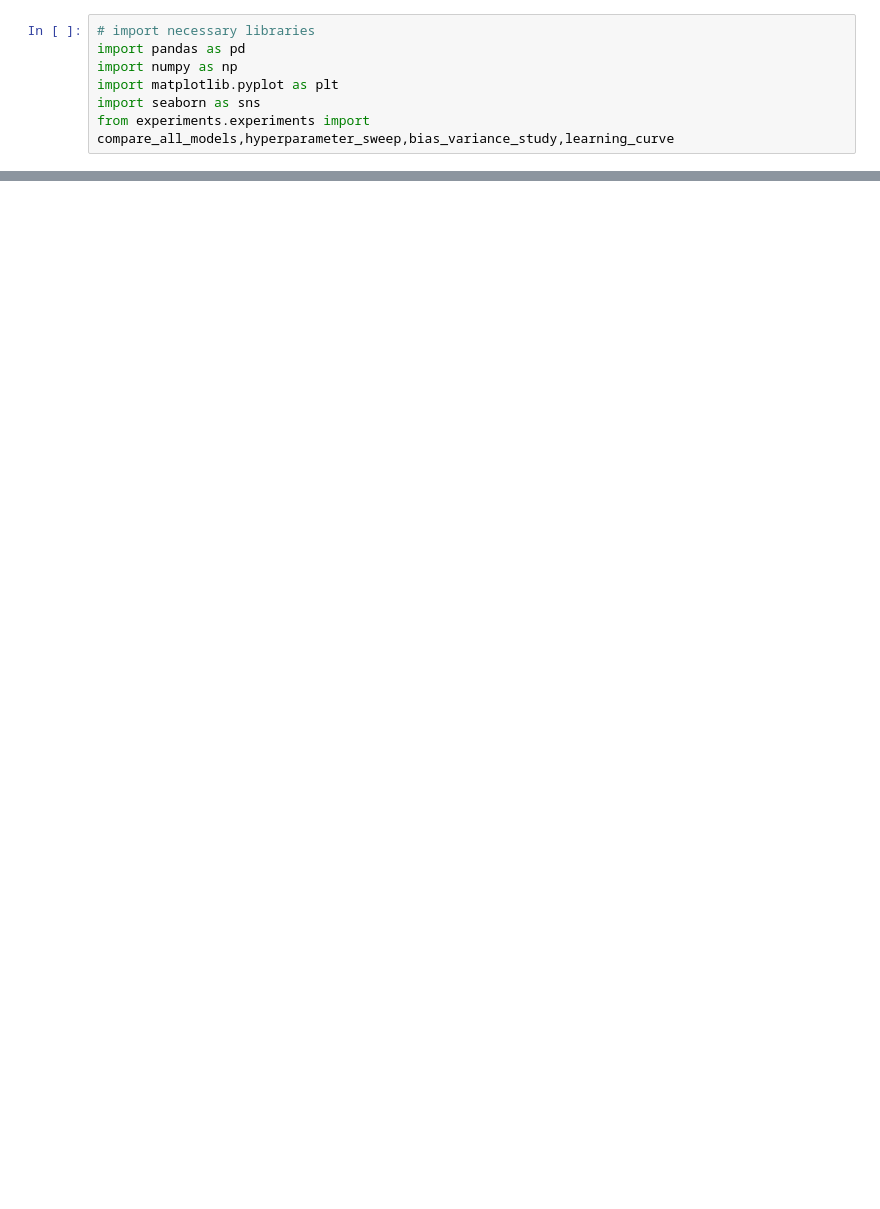
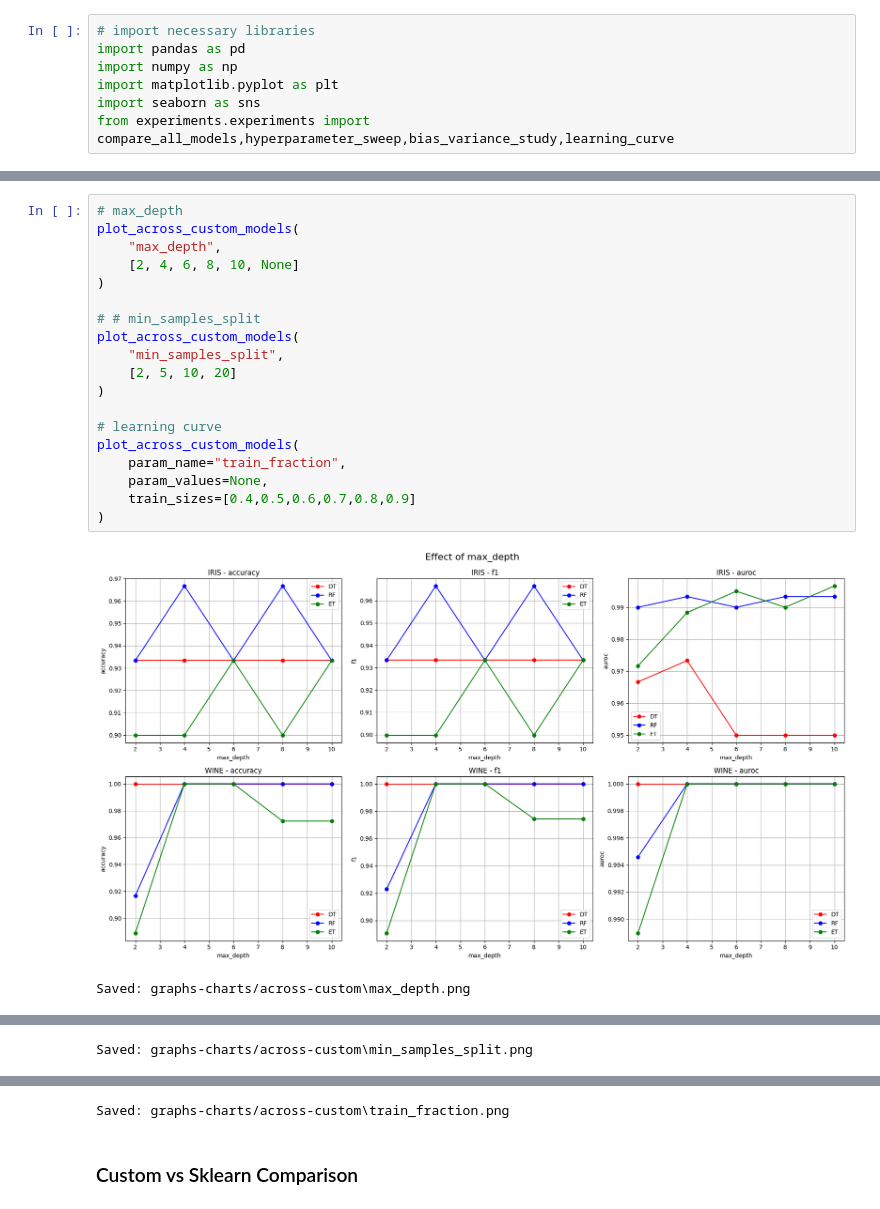
Before and after one commit to suhashines/ML-labworks, a Jupyter notebook: offline-2/codes/2005037.ipynb, the cells around one changed output, grey strips where cells are left out. Saved outputs shown, nothing was run; the diff lists cells and outputs as text; blank space fills up the shorter version.

Commit message:
feat:produced graphs and charts

```diff
--- a/offline-2/codes/2005037.ipynb
+++ b/offline-2/codes/2005037.ipynb
@@ -54,0 +150,22 @@ compare_all_models("iris")
+# %%
+# max_depth
+plot_across_custom_models(
+    "max_depth",
+    [2, 4, 6, 8, 10, None]
+)
+
+# # min_samples_split
+plot_across_custom_models(
+    "min_samples_split",
+    [2, 5, 10, 20]
+)
+
+# learning curve
+plot_across_custom_models(
+    param_name="train_fraction",
+    param_values=None,
+    train_sizes=[0.4,0.5,0.6,0.7,0.8,0.9]
+)
+# %% [output]
+[figure, added]
+Saved: graphs-charts/across-custom\max_depth.png
@@ -54,0 +173 @@ compare_all_models("iris")
+Saved: graphs-charts/across-custom\min_samples_split.png
@@ -54,0 +175,3 @@ compare_all_models("iris")
+Saved: graphs-charts/across-custom\train_fraction.png
+# %% [markdown]
+### Custom vs Sklearn Comparison
```
Also changed, not shown: parts of 16 cells of this notebook, 17 other files.
